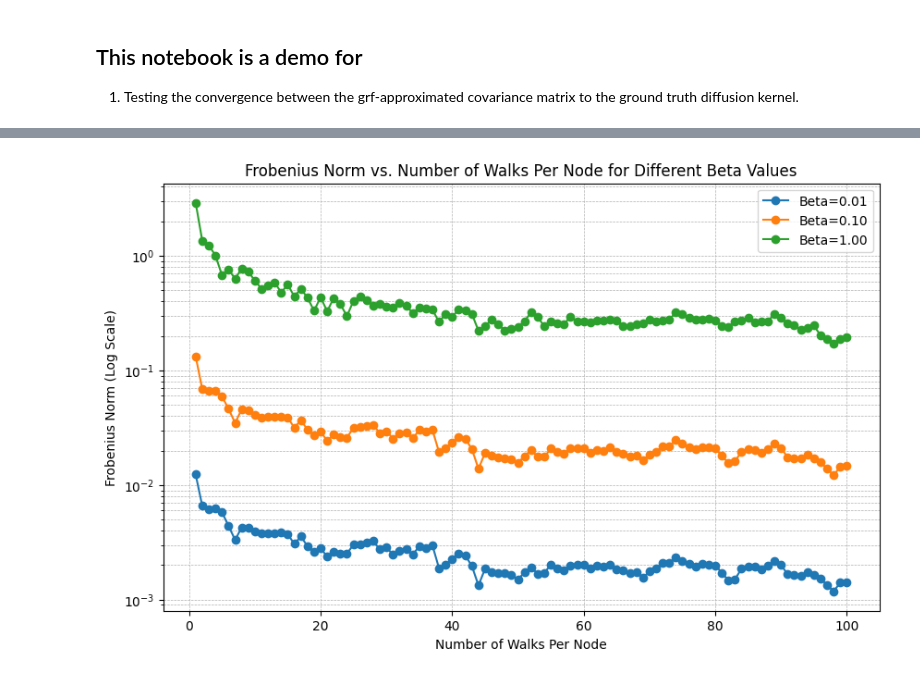
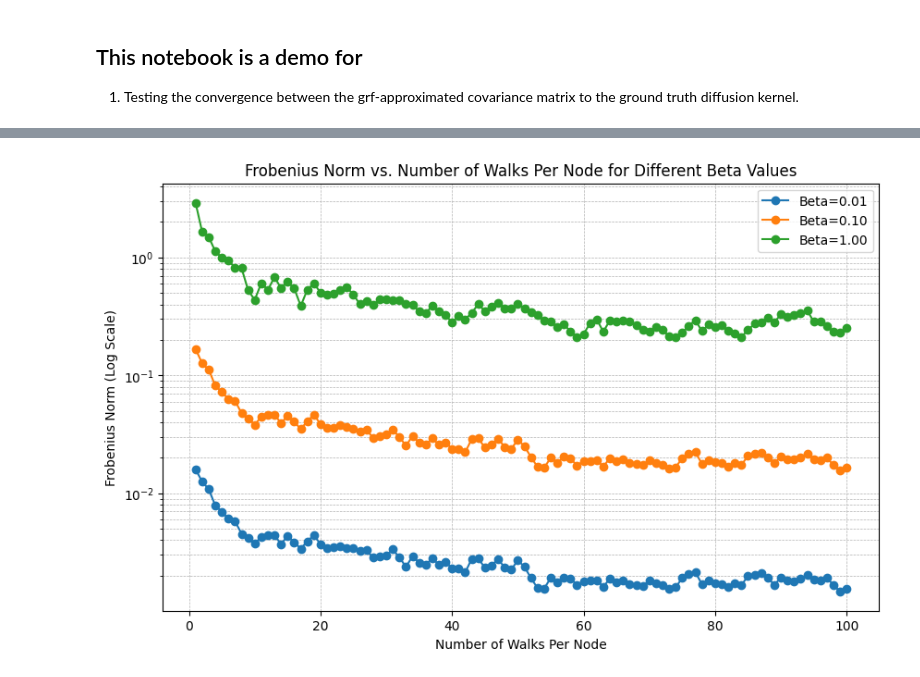
Before and after one commit to MatthewZhang473/Efficient-Gaussian-Process-on-Graphs, a Jupyter notebook: experiments/test_convergence_fast_grf.ipynb, the cells around one changed output, grey strips where cells are left out. Drawn from its saved outputs; the diff is of its cells as text; code cells hidden in the pictures.

Commit message:
added experiemtn to show the fast grf convergence

```diff
--- a/experiments/test_convergence_fast_grf.ipynb
+++ b/experiments/test_convergence_fast_grf.ipynb
@@ -100,33 +100,39 @@ def plot_frobenius_norm(adjacency_matrix, p_halt, beta_values, max_walks_per_nod
     """
     Plot Frobenius norm vs. number of walks per node for different beta values.
     """
     ground_truths = {beta: diffusion_kernel(adjacency_matrix, beta) for beta in beta_values}
     walks_range = range(1, max_walks_per_node + 1)
 
     plt.figure(figsize=(10, 6))
 
     for beta in beta_values:
         norms = []
         ground_truth = ground_truths[beta]
         for walks_per_node in walks_range:
-            grf_matrix = grf_kernel(adjacency_matrix, walks_per_node, p_halt,
-                                    modulation_function=diffusion_modulation_function, beta=beta)
+            grf_matrix = fast_diffusion_grf_kernel(adjacency_matrix,
+                                                   walks_per_node,
+                                                   p_halt,
+                                                   max_walk_length=30,
+                                                   beta=beta)
+
+            # grf_matrix = grf_kernel(adjacency_matrix, walks_per_node, p_halt,
+            #                         modulation_function=diffusion_modulation_function, beta=beta)
             norm = compute_fro(ground_truth, grf_matrix)
             norms.append(norm)
 
         plt.plot(walks_range, norms, marker='o', label=f"Beta={beta:.2f}")
 
     # Configure plot
     plt.title("Frobenius Norm vs. Number of Walks Per Node for Different Beta Values")
     plt.xlabel("Number of Walks Per Node")
     plt.ylabel("Frobenius Norm (Log Scale)")
     plt.yscale("log")  # Use log scale for y-axis
     plt.grid(True, which="both", linestyle="--", linewidth=0.5)
     plt.legend()
     plt.show()
 
 # Example usage
 beta_values = [0.01,0.1,1]  # List of beta values to compare
 plot_frobenius_norm(adjacency_matrix, p_halt=0.1, beta_values=beta_values)
 # %% [output]
-[figure, old version]
+[figure, new version]
```
